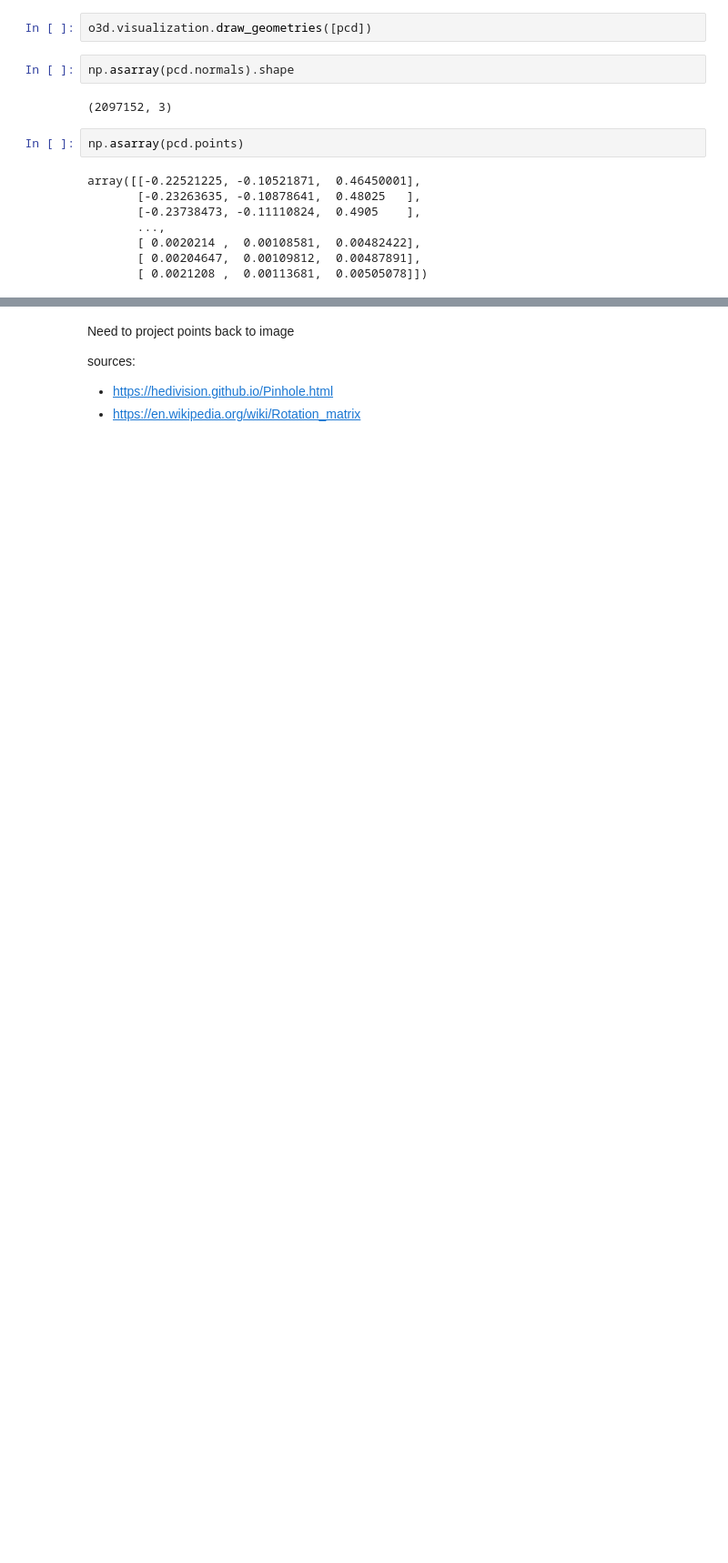
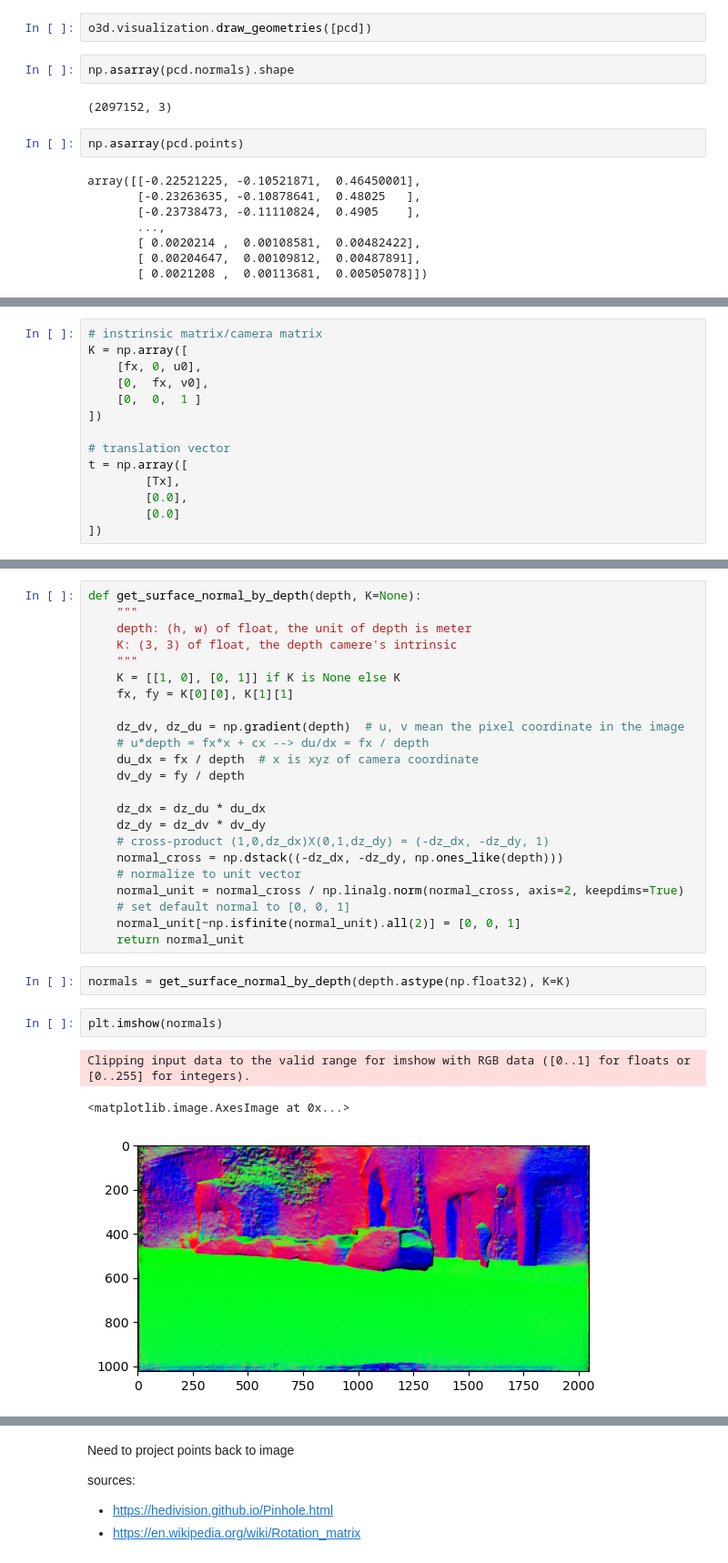
Before and after one commit to itberrios/CV_projects, a Jupyter notebook: multitask_depth_seg/get_normals.ipynb, the cells around one changed output, grey strips where cells are left out. Shown at 91% size. Saved outputs shown, nothing was run; the diff lists cells and outputs as text; blank space fills up the shorter version.

```diff
--- a/multitask_depth_seg/get_normals.ipynb
+++ b/multitask_depth_seg/get_normals.ipynb
@@ -111,0 +126,14 @@ array([[-0.22521225, -0.10521871,  0.46450001],
+# %%
+# instrinsic matrix/camera matrix
+K = np.array([
+    [fx, 0, u0],
+    [0,  fx, v0],
+    [0,  0,  1 ]
+])
+
+# translation vector
+t = np.array([
+        [Tx],
+        [0.0],
+        [0.0]
+])
@@ -111,0 +179,31 @@ array([[-0.22521225, -0.10521871,  0.46450001],
+# %%
+def get_surface_normal_by_depth(depth, K=None):
+    """
+    depth: (h, w) of float, the unit of depth is meter
+    K: (3, 3) of float, the depth camere's intrinsic
+    """
+    K = [[1, 0], [0, 1]] if K is None else K
+    fx, fy = K[0][0], K[1][1]
+
+    dz_dv, dz_du = np.gradient(depth)  # u, v mean the pixel coordinate in the image
+    # u*depth = fx*x + cx --> du/dx = fx / depth
+    du_dx = fx / depth  # x is xyz of camera coordinate
+    dv_dy = fy / depth
+
+    dz_dx = dz_du * du_dx
+    dz_dy = dz_dv * dv_dy
+    # cross-product (1,0,dz_dx)X(0,1,dz_dy) = (-dz_dx, -dz_dy, 1)
+    normal_cross = np.dstack((-dz_dx, -dz_dy, np.ones_like(depth)))
+    # normalize to unit vector
+    normal_unit = normal_cross / np.linalg.norm(normal_cross, axis=2, keepdims=True)
+    # set default normal to [0, 0, 1]
+    normal_unit[~np.isfinite(normal_unit).all(2)] = [0, 0, 1]
+    return normal_unit
+# %%
+normals = get_surface_normal_by_depth(depth.astype(np.float32), K=K)
+# %%
+plt.imshow(normals)
+# %% [output]
+Clipping input data to the valid range for imshow with RGB data ([0..1] for floats or [0..255] for integers).
+<matplotlib.image.AxesImage at 0x...>
+[figure, added]
```
Also changed, not shown: parts of 11 cells of this notebook, 4 other files.
